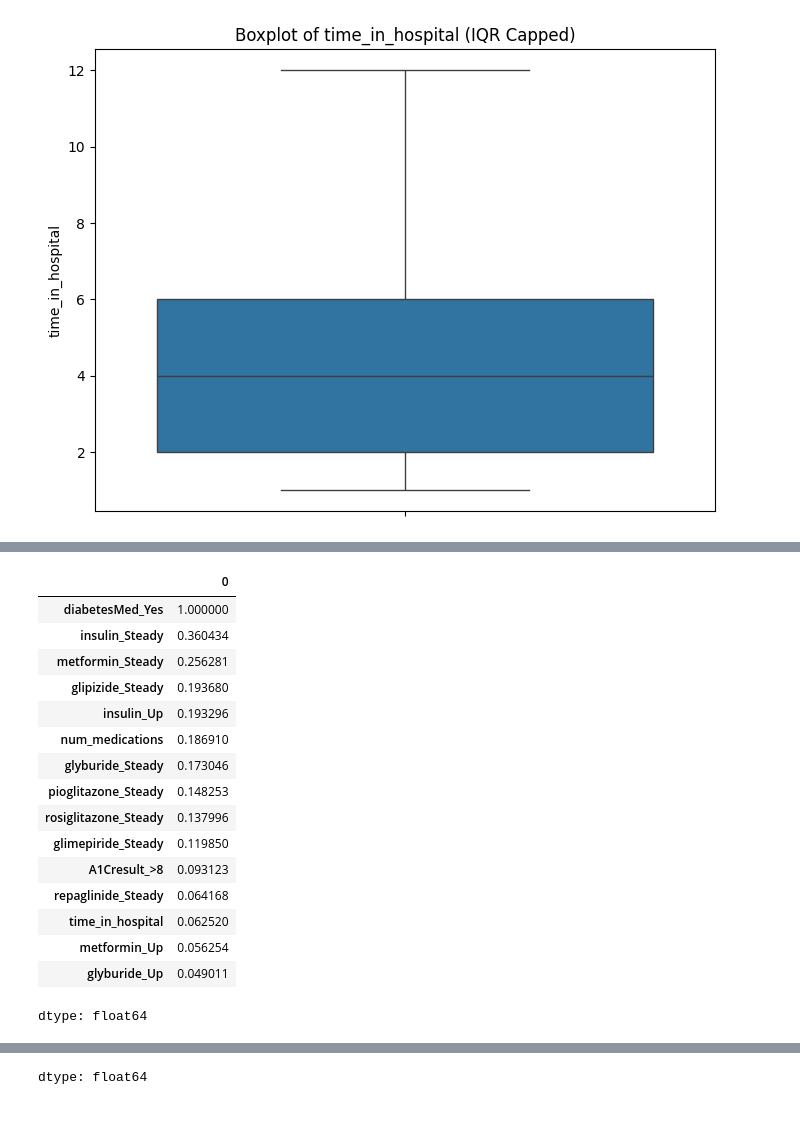
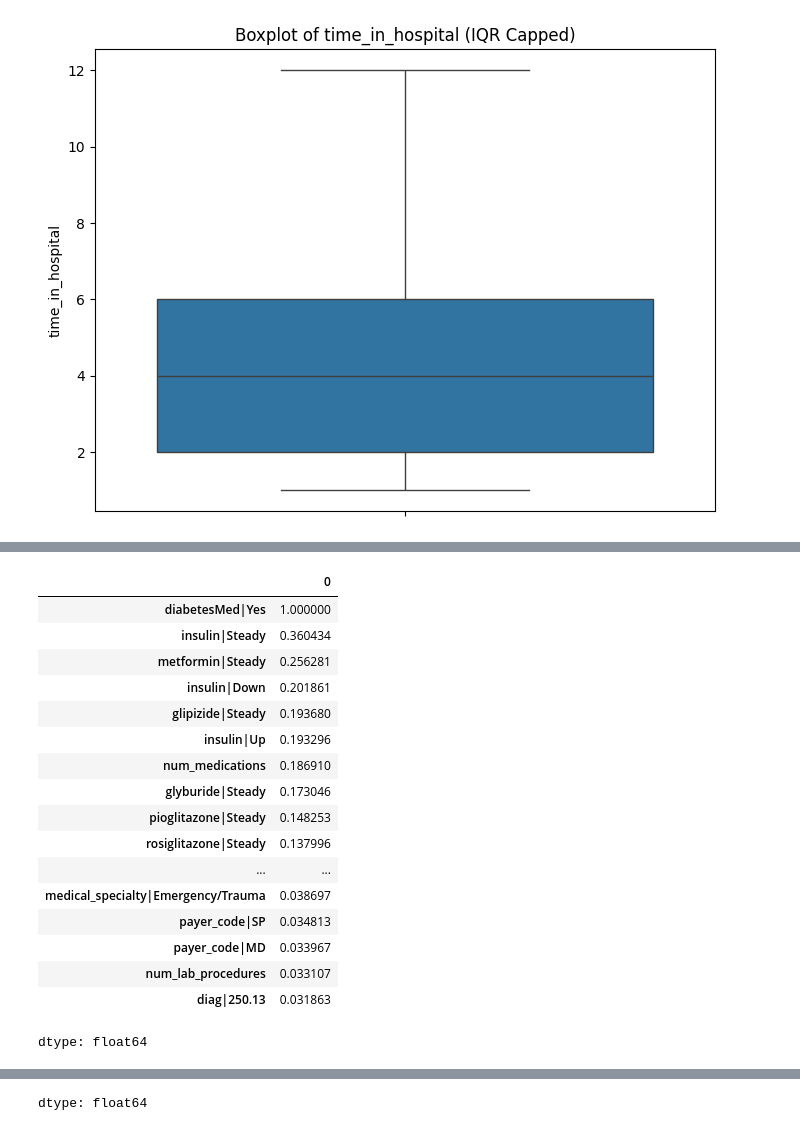
Before and after one commit to kurcinamarian/ZNEUS-2025-Diabetes, a Jupyter notebook: notebooks/DataAnalysis.ipynb, the cells around one changed output, grey strips where cells are left out. Drawn from its saved outputs; the diff is of its cells as text; code cells hidden in the pictures.

Commit message:
finished and corrected data analysis

```diff
--- a/notebooks/DataAnalysis.ipynb
+++ b/notebooks/DataAnalysis.ipynb
@@ -180,5 +213,5 @@ dtype: int64
 # %%
-categorical_cols_with_missing = ['race', 'payer_code', 'medical_specialty', 'diag_1', 'diag_2', 'diag_3']
+categorical_cols_with_missing = ['payer_code', 'medical_specialty']
 
 
 for col in categorical_cols_with_missing:
@@ -188,6 +221,6 @@ for col in categorical_cols_with_missing:
                 df[col] = df[col].cat.add_categories('Missing')
         df[col].fillna('Missing', inplace=True)
 
-print("Missing values after imputation:")
-display(df[categorical_cols_with_missing + ['weight']].isnull().sum())
+print("Missing values:")
+display(df[categorical_cols_with_missing].isnull().sum())
 # %% [output]
@@ -305,14 +359,12 @@ columns_to_plot_iqr_capped = ['number_diagnoses', 'num_lab_procedures', 'num_med
 print("Boxplots for columns after IQR-based outlier capping:")
 
 for col in columns_to_plot_iqr_capped:
-    if col in df_processed_iqr.columns:
-        plt.figure(figsize=(8, 6))
-        sns.boxplot(data=df_processed_iqr, y=col)
-        plt.title(f'Boxplot of {col} (IQR Capped)')
-        plt.ylabel(col)
-        plt.show()
-    else:
-        print(f"Column '{col}' not found in df_processed_iqr.")
+
+    plt.figure(figsize=(8, 6))
+    sns.boxplot(data=df_processed_iqr, y=col)
+    plt.title(f'Boxplot of {col} (IQR Capped)')
+    plt.ylabel(col)
+    plt.show()
 # %% [output]
 Boxplots for columns after IQR-based outlier capping:
 [figure]
@@ -321,22 +373,25 @@ Boxplots for columns after IQR-based outlier capping:
 [figure]
 [figure]
 # %%
-categorical_cols_for_encoding = df.select_dtypes(include='category').columns.tolist()
-if 'class' in categorical_cols_for_encoding:
-    categorical_cols_for_encoding.remove('class')
+categorical_cols_for_encoding = df.select_dtypes(include=['category']).columns.tolist()
 
-df_encoded = pd.get_dummies(df, columns=categorical_cols_for_encoding, drop_first=True)
+cols_to_keep_all = [col for col in categorical_cols_for_encoding if df[col].nunique() > 2]
 
-if 'class' in df_encoded.columns:
-    df_encoded = df_encoded.drop(columns=['class'])
+cols_to_drop_first = [col for col in categorical_cols_for_encoding if df[col].nunique() == 2]
 
-print("Shape of the DataFrame after one-hot encoding:", df_encoded.shape)
-print("\nDataFrame columns after one-hot encoding:")
+df_encoded = pd.get_dummies(df, columns=cols_to_drop_first, drop_first=True, prefix_sep='|')
+
+df_encoded = pd.get_dummies(df_encoded, columns=cols_to_keep_all, drop_first=False, prefix_sep='|')
+
+
+
+print("Shape of new DataFrame:", df_encoded.shape)
+print("\nColumns after one-hot encoding:")
 print(df_encoded.columns)
 
-correlation_matrix = df_encoded.corrwith(df_encoded['diabetesMed_Yes'])
+correlation_matrix = df_encoded.corrwith(df_encoded['diabetesMed|Yes'])
 
-print("\nCorrelation with 'diabetesMed':")
-display(correlation_matrix.sort_values(ascending=False).head(15))
-display(correlation_matrix.sort_values(ascending=True).head(10))
+print("\nCorrelation with 'diabetesMed|Yes':")
+display(correlation_matrix.sort_values(ascending=False).head(30))
+display(correlation_matrix.sort_values(ascending=True).head(30))
 # %% [output]
@@ -358,18 +412,19 @@ Correlation with 'diabetesMed':
 |  | 0 |
-| diabetesMed_Yes | 1.000000 |
-| insulin_Steady | 0.360434 |
-| metformin_Steady | 0.256281 |
-| glipizide_Steady | 0.193680 |
-| insulin_Up | 0.193296 |
+| diabetesMed|Yes | 1.000000 |
+| insulin|Steady | 0.360434 |
+| metformin|Steady | 0.256281 |
+| insulin|Down | 0.201861 |
+| glipizide|Steady | 0.193680 |
+| insulin|Up | 0.193296 |
 | num_medications | 0.186910 |
-| glyburide_Steady | 0.173046 |
-| pioglitazone_Steady | 0.148253 |
-| rosiglitazone_Steady | 0.137996 |
-| glimepiride_Steady | 0.119850 |
-| A1Cresult_>8 | 0.093123 |
-| repaglinide_Steady | 0.064168 |
-| time_in_hospital | 0.062520 |
-| metformin_Up | 0.056254 |
-| glyburide_Up | 0.049011 |
+| glyburide|Steady | 0.173046 |
+| pioglitazone|Steady | 0.148253 |
+| rosiglitazone|Steady | 0.137996 |
+| ... | ... |
+| medical_specialty|Emergency/Trauma | 0.038697 |
+| payer_code|SP | 0.034813 |
+| payer_code|MD | 0.033967 |
+| num_lab_procedures | 0.033107 |
+| diag|250.13 | 0.031863 |
 dtype: float64
 |  | 0 |
```
Also changed, not shown: parts of 32 cells of this notebook.
